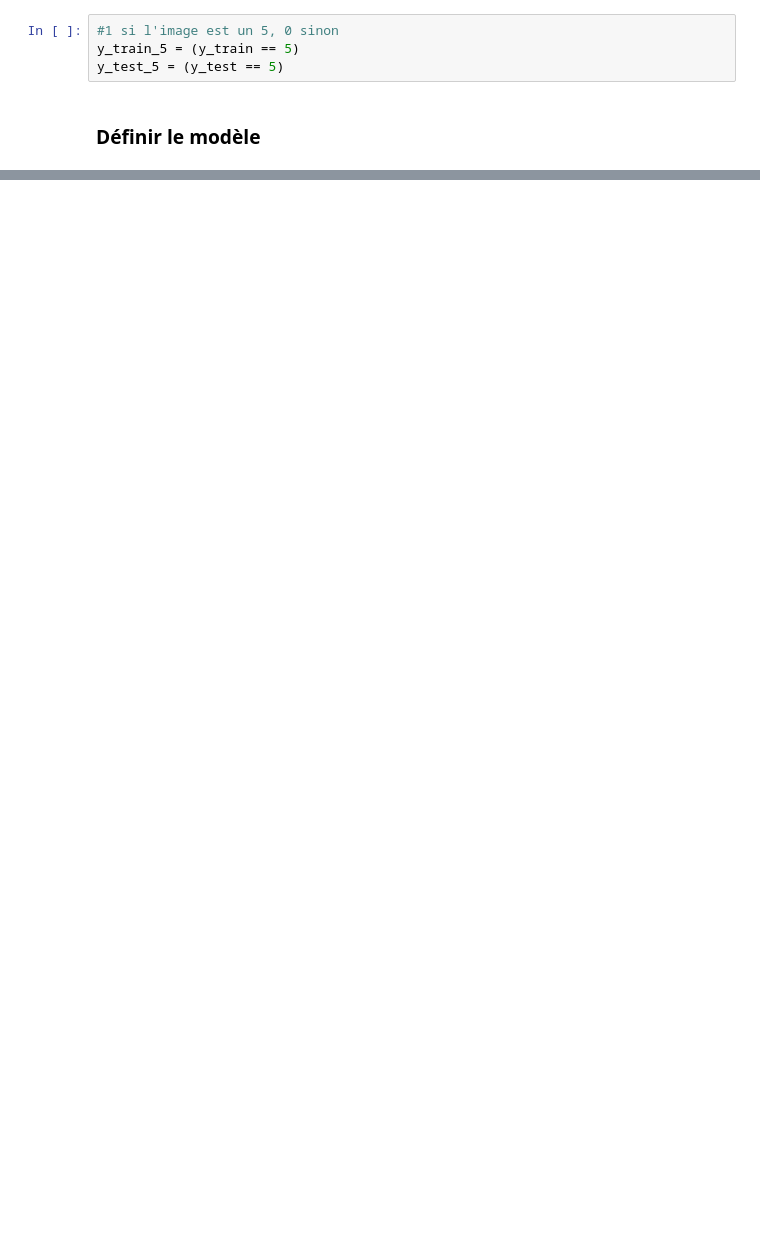
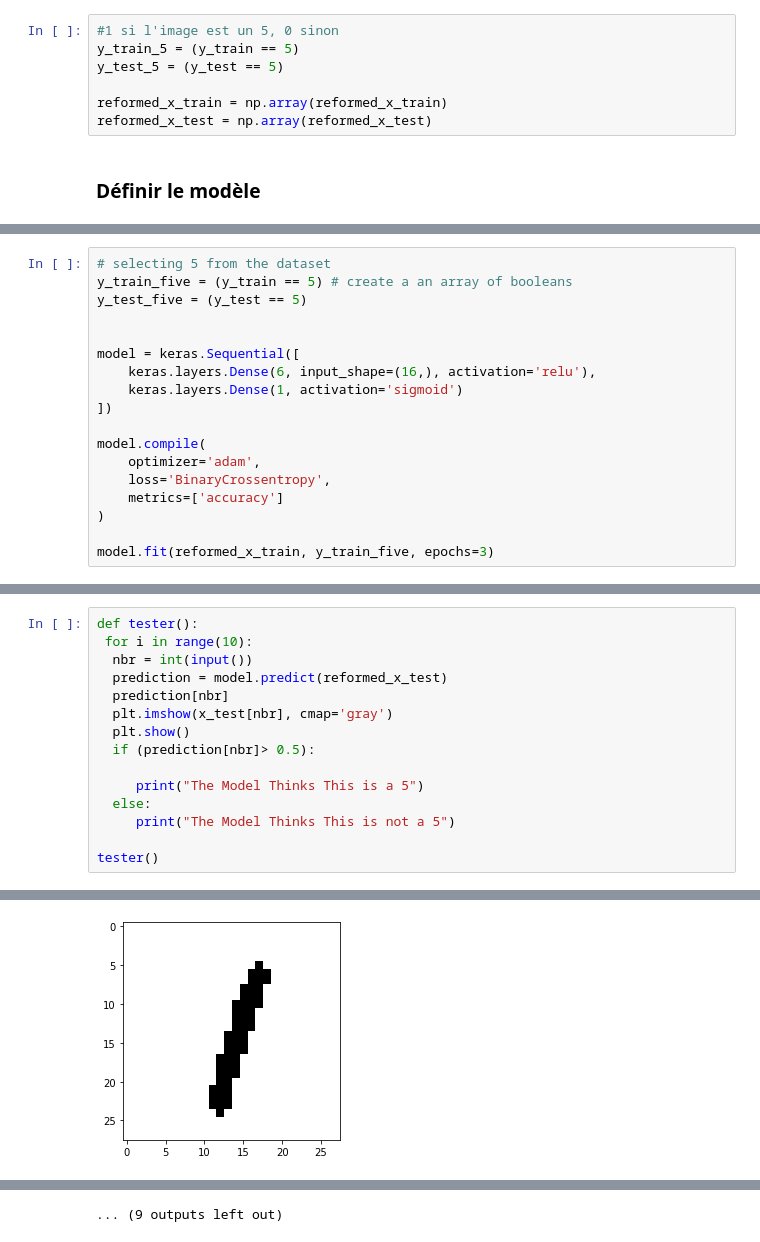
Before and after one commit to A5apFloki/Image-recognitions-using-NN-and-MNIST, a Jupyter notebook: farah.ipynb, the cells around one changed output, grey strips where cells are left out. Cells and saved outputs as stored; diff of their text form; blank space fills up the shorter version.

```diff
--- a/farah.ipynb
+++ b/farah.ipynb
@@ -52,5 +61,8 @@ second_division()
 #1 si l'image est un 5, 0 sinon
 y_train_5 = (y_train == 5)
 y_test_5 = (y_test == 5)
+
+reformed_x_train = np.array(reformed_x_train)
+reformed_x_test = np.array(reformed_x_test)
 # %% [markdown]
 ### Définir le modèle
@@ -101,0 +69,18 @@ tester()
+# %%
+# selecting 5 from the dataset
+y_train_five = (y_train == 5) # create a an array of booleans
+y_test_five = (y_test == 5)
+
+
+model = keras.Sequential([
+    keras.layers.Dense(6, input_shape=(16,), activation='relu'),
+    keras.layers.Dense(1, activation='sigmoid')
+])
+
+model.compile(
+    optimizer='adam',
+    loss='BinaryCrossentropy',
+    metrics=['accuracy']
+)
+
+model.fit(reformed_x_train, y_train_five, epochs=3)
@@ -101,0 +95,16 @@ tester()
+# %%
+def tester():
+ for i in range(10):
+  nbr = int(input())
+  prediction = model.predict(reformed_x_test)
+  prediction[nbr]
+  plt.imshow(x_test[nbr], cmap='gray')
+  plt.show()
+  if (prediction[nbr]> 0.5):
+
+     print("The Model Thinks This is a 5")
+  else:
+     print("The Model Thinks This is not a 5")
+
+tester()
+# %% [output]
@@ -101,0 +112 @@ tester()
+[figure, added]
@@ -101,0 +128 @@ tester()
+... (9 outputs left out)
```
Also changed, not shown: parts of 15 cells of this notebook.
